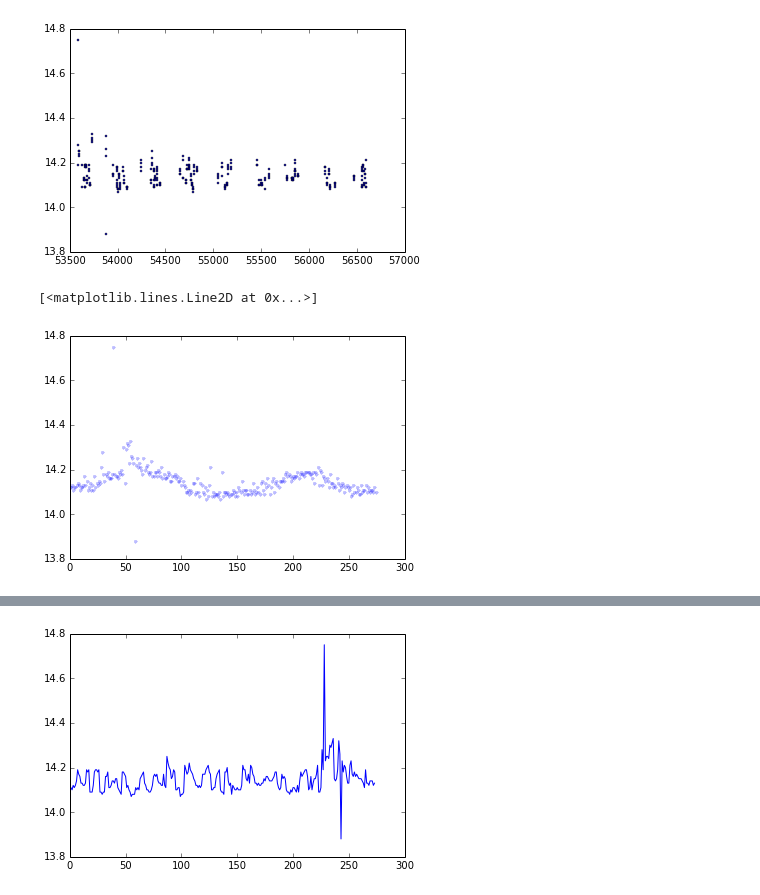
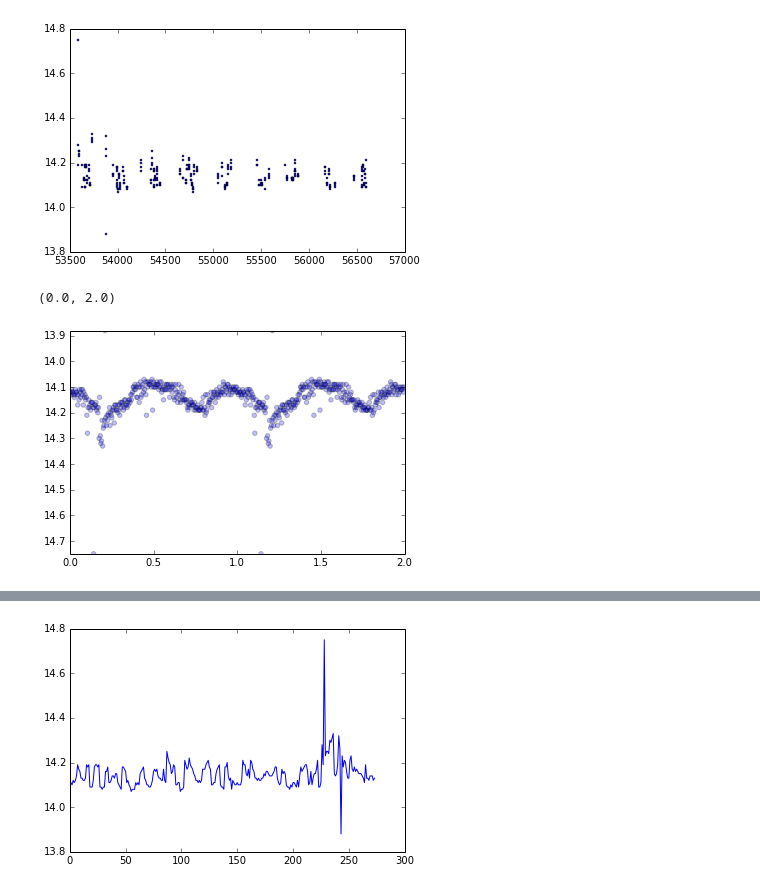
Before and after one commit to ElMejorEquipoDeLaSerena/VariableStarsClassification, a Jupyter notebook: generating_LC.ipynb, the cells around one changed output, grey strips where cells are left out. Cells and saved outputs as stored; diff of their text form; code cells hidden in the pictures.

```diff
--- a/generating_LC.ipynb
+++ b/generating_LC.ipynb
@@ -79,18 +79,27 @@ def epoch(Mag, MJD, T):
 # %%
 Mag = star1["Mag"]
 MJD = star1["MJD"]
 T = 0.404185
 
 #time=((MJD)/T)%MJD
 time=(MJD%T)/T
 index=sorted(range(len(time)), key=lambda k: time[k])
 
 Mag_new=Mag[index]
 
-plt.plot(Mag_new,'b.', alpha=0.25)
+double_mag = np.array(list(Mag_new)*2)
+x = [float(x)/len(Mag_new)for x in arange(0,len(double_mag))]
+
+
+
+
+plt.scatter(x, double_mag, alpha=0.25)
+
+plt.ylim(double_mag.max(), double_mag.min())
+plt.xlim(0.0,2.0)
 # %% [output]
-[<matplotlib.lines.Line2D at 0x...>]
+(0.0, 2.0)
-[figure, old version]
+[figure, new version]
 # %%
 T = 0.404185
 folded_mag = epoch(star1["Mag"], star1["MJD"], T)
```
